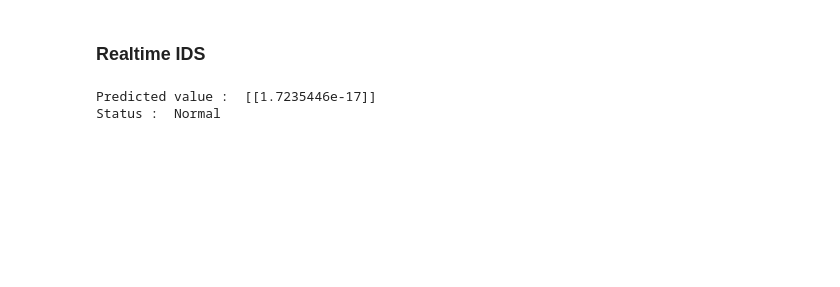
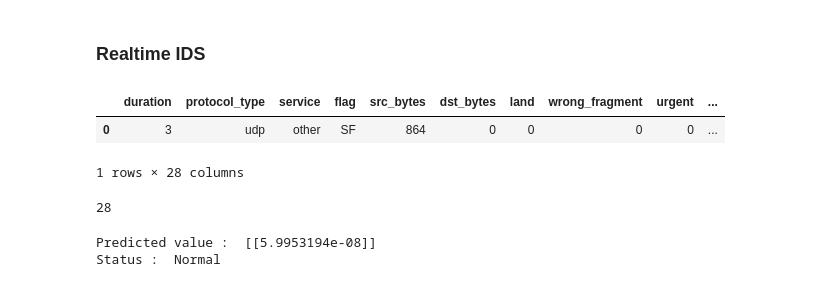
Before and after one commit to sharukat/FYP-ML-IDS, a Jupyter notebook: ML - DNN - RealTIME - Testing - Pipeline (NSL-KDD).ipynb, the cells around one changed output. Saved outputs shown, nothing was run; the diff lists cells and outputs as text; code cells hidden in the pictures; blank space fills up the shorter version.

```diff
--- a/ML - DNN - RealTIME - Testing - Pipeline (NSL-KDD).ipynb
+++ b/ML - DNN - RealTIME - Testing - Pipeline (NSL-KDD).ipynb
@@ -53,16 +75,24 @@ col_list = ['duration','protocol_type','service','flag','src_bytes','dst_bytes',
 # %%
 ccc = ['duration','protocol_type','service','flag','src_bytes','dst_bytes','land','wrong_fragment','urgent','count','srv_count',
        'serror_rate','srv_serror_rate','rerror_rate','srv_rerror_rate','same_srv_rate','diff_srv_rate','srv_diff_host_rate',
        'dst_host_count','dst_host_srv_count','dst_host_same_srv_rate','dst_host_diff_srv_rate','dst_host_same_src_port_rate',
        'dst_host_srv_diff_host_rate','dst_host_serror_rate','dst_host_srv_serror_rate','dst_host_rerror_rate',
-       'dst_host_srv_rerror_rate','src_ip','src_port','dst_ip','dst_port','conn_end_time']
+       'dst_host_srv_rerror_rate']
 
-xx2 = "input"
+xx2 = "3,udp,other,SF,864,0,0,0,0,3,6,0.00,0.00,0.00,0.00,1.00,0.00,0.50,11,83,1.00,0.00,0.00,0.87,0.00,0.00,0.00,0.00"
 str_data_n = StringIO(xx2)
 
 df_tt = pd.read_csv(str_data_n,sep=",",names=ccc)
 df_tt = df_tt[col_list]
 df_tt
+# %% [output]
+|  | duration | protocol_type | service | flag | src_bytes | dst_bytes | land | wrong_fragment | urgent | ... |
+| 0 | 3 | udp | other | SF | 864 | 0 | 0 | 0 | 0 | ... |
+1 rows × 28 columns
+# %%
+len(col_list)
+# %% [output]
+28
 # %%
 test_predictions = pipe.predict(df_tt)
 print('Predicted value : ',test_predictions)
@@ -74,5 +104,5 @@ else:
 
 print('Status : ',output)
 # %% [output]
-Predicted value :  [[1.7235446e-17]]
+Predicted value :  [[5.9953194e-08]]
 Status :  Normal
```
Also changed, not shown: parts of 1 cell of this notebook, 3 other files.
